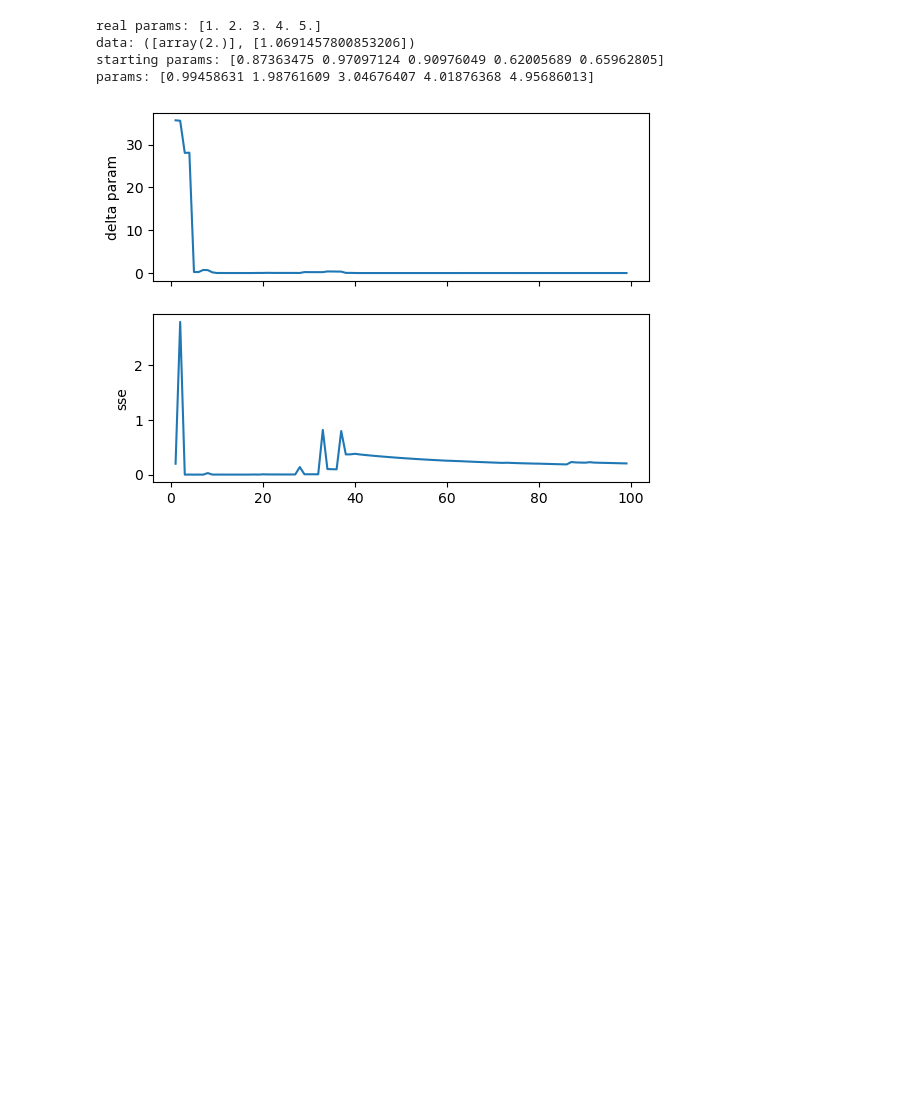
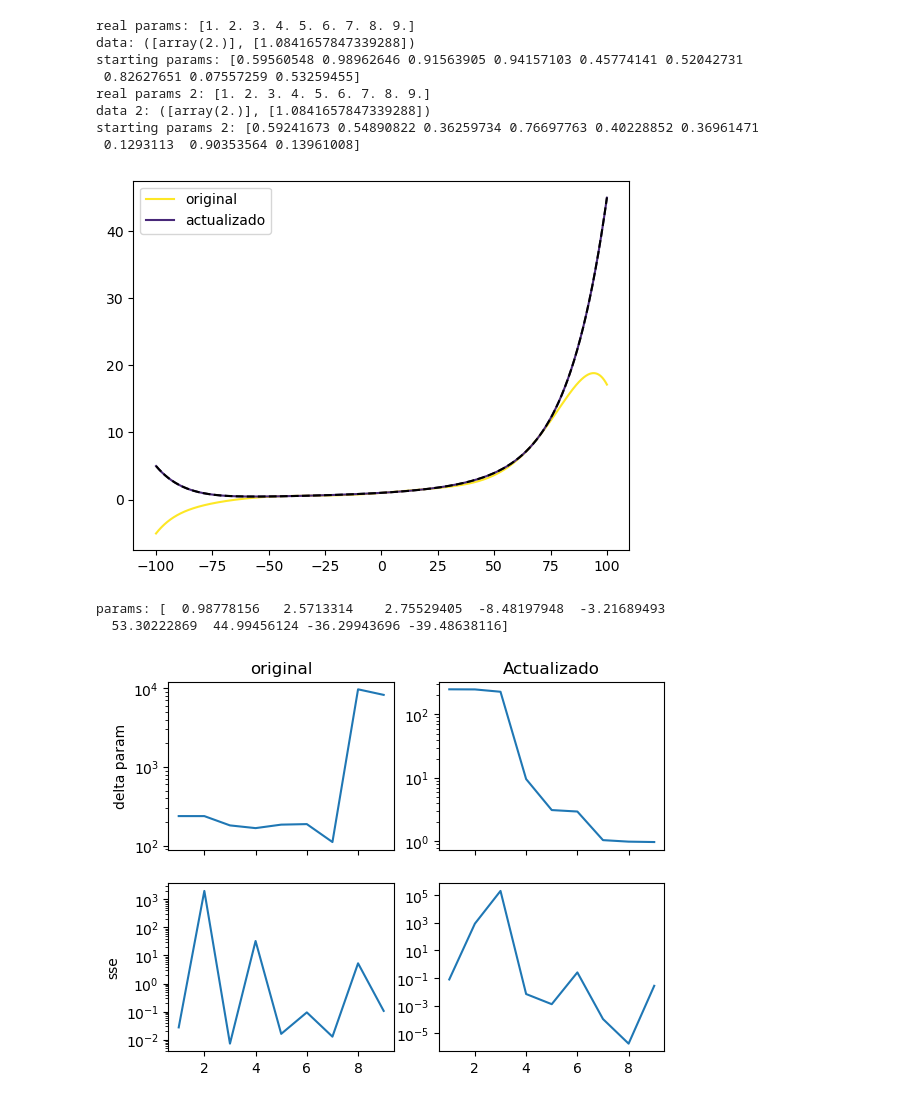
Before and after one commit to tdinapoli/smartexp, a Jupyter notebook: example.ipynb, the cells around one changed output. Drawn from its saved outputs; the diff is of its cells as text; code cells hidden in the pictures; blank space fills up the shorter version.

Commit message:
example of a linear model

```diff
--- a/example.ipynb
+++ b/example.ipynb
@@ -95,34 +120,73 @@ class TSE(core.SmartExperiment[Data, Param, Control, Output]):
 # %%
 se = TSE(np.random.random(size=P_NATURE.shape))
+se2 = TSE2(np.random.random(size=P_NATURE.shape))
 
 se.acquire(np.asarray(2.))
+se2.acquire(np.asarray(2.))
 print(f"real params: {P_NATURE}")
 print(f"data: {se.data}")
 print(f"starting params: {se.last_best_params}")
 
+print(f"real params 2: {P_NATURE}")
+print(f"data 2: {se2.data}")
+print(f"starting params 2: {se2.last_best_params}")
+
 deltas: list[float] = []
 sse: list[float] = []
 
-STEPS = np.arange(1, 100)
+deltas2: list[float] = []
+sse2: list[float] = []
 
-for n in STEPS:
+STEPS = np.arange(1, 10)
+
+cmap = plt.get_cmap('viridis')
+colors = cmap(STEPS/len(STEPS))
+x = np.linspace(-100, 100, 10000)
+for color, n in zip(colors, STEPS):
     # print(f"--- {n:03d} ---")
     se.step()
+    se2.step()
     # print(f"data: {se.data}")
     # print(f"params: {se.last_best_params}")
     deltas.append(np.sum((se.last_best_params - P_NATURE)**2))
     sse.append(_sse(se.last_best_params, _simulate_measure, se.data))
 
+    deltas2.append(np.sum((se2.last_best_params - P_NATURE)**2))
+    sse2.append(_sse(se2.last_best_params, _simulate_measure, se2.data))
+
+plt.plot(x, _model(x, se.last_best_params), color=color, label="original")
+plt.plot(x, _model(x, se2.last_best_params), color=colors[0], label="actualizado")
+plt.plot(x, _nature(x), linestyle="dashed", color="k")
+plt.legend()
+plt.show()
+
 print(f"params: {se.last_best_params}")
-fig, (ax1, ax2) = plt.subplots(2, 1, sharex=True)
+fig, ((ax1, ax3), (ax2, ax4)) = plt.subplots(2, 2, sharex=True)
+ax1.set_title("original")
 ax1.plot(STEPS, deltas)
 ax1.set_ylabel("delta param")
 ax2.plot(STEPS, sse)
 ax2.set_ylabel("sse")
+ax1.set_yscale('log')
+ax2.set_yscale('log')
+
+ax3.set_title("Actualizado")
+ax3.plot(STEPS, deltas2)
+ax3.set_yscale('log')
+ax4.plot(STEPS, sse2)
+ax4.set_yscale('log')
+
 plt.show()
 # %% [output]
-real params: [1. 2. 3. 4. 5.]
-data: ([array(2.)], [1.0691457800853206])
-starting params: [0.87363475 0.97097124 0.90976049 0.62005689 0.65962805]
-params: [0.99458631 1.98761609 3.04676407 4.01876368 4.95686013]
+real params: [1. 2. 3. 4. 5. 6. 7. 8. 9.]
+data: ([array(2.)], [1.0841657847339288])
+starting params: [0.59560548 0.98962646 0.91563905 0.94157103 0.45774141 0.52042731
+ 0.82627651 0.07557259 0.53259455]
+real params 2: [1. 2. 3. 4. 5. 6. 7. 8. 9.]
+data 2: ([array(2.)], [1.0841657847339288])
+starting params 2: [0.59241673 0.54890822 0.36259734 0.76697763 0.40228852 0.36961471
+ 0.1293113  0.90353564 0.13961008]
-[figure, old version]
+[figure, new version]
+params: [  0.98778156   2.5713314    2.75529405  -8.48197948  -3.21689493
+  53.30222869  44.99456124 -36.29943696 -39.48638116]
+[figure, added]
```
Also changed, not shown: parts of 2 cells of this notebook, 3 other files.
